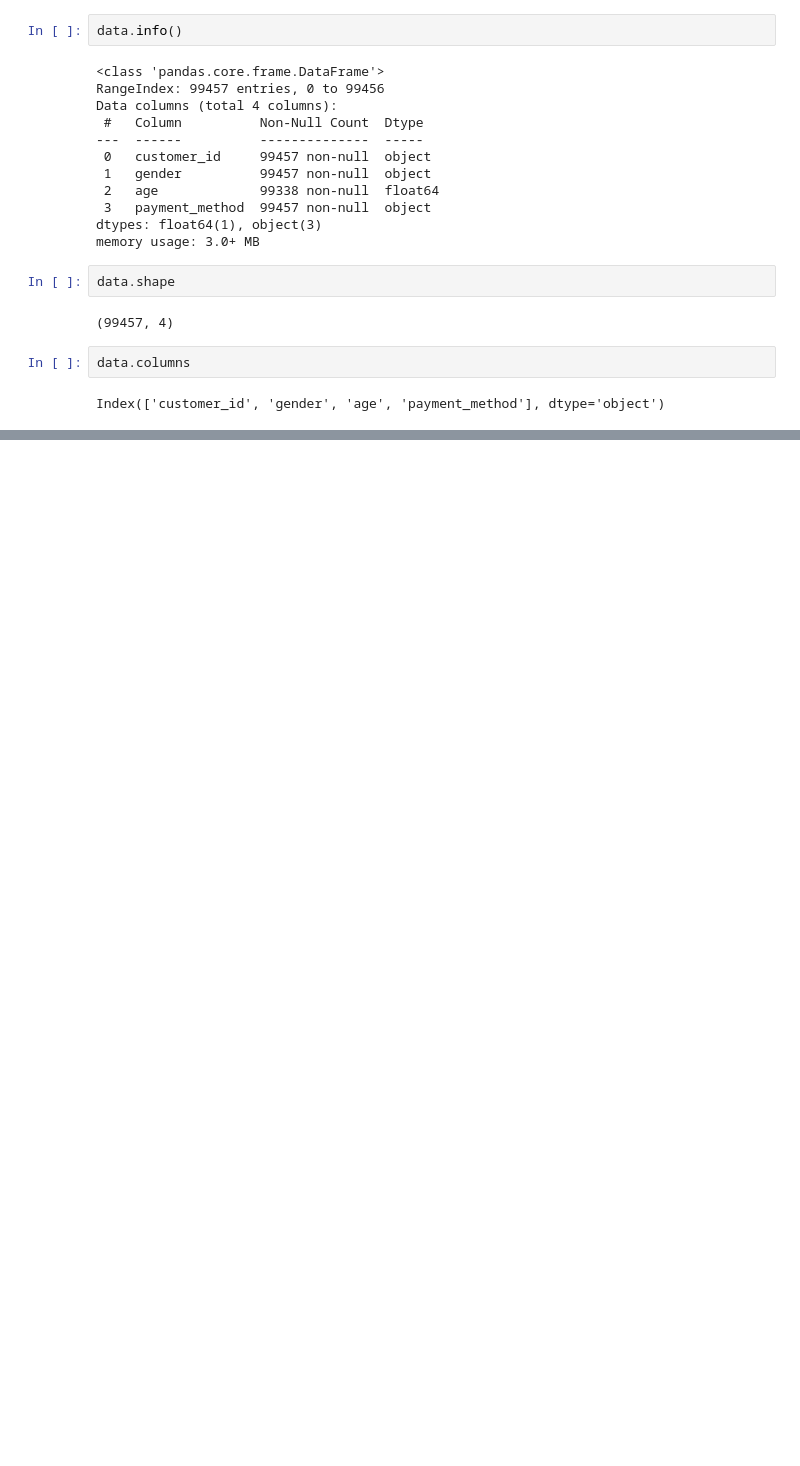
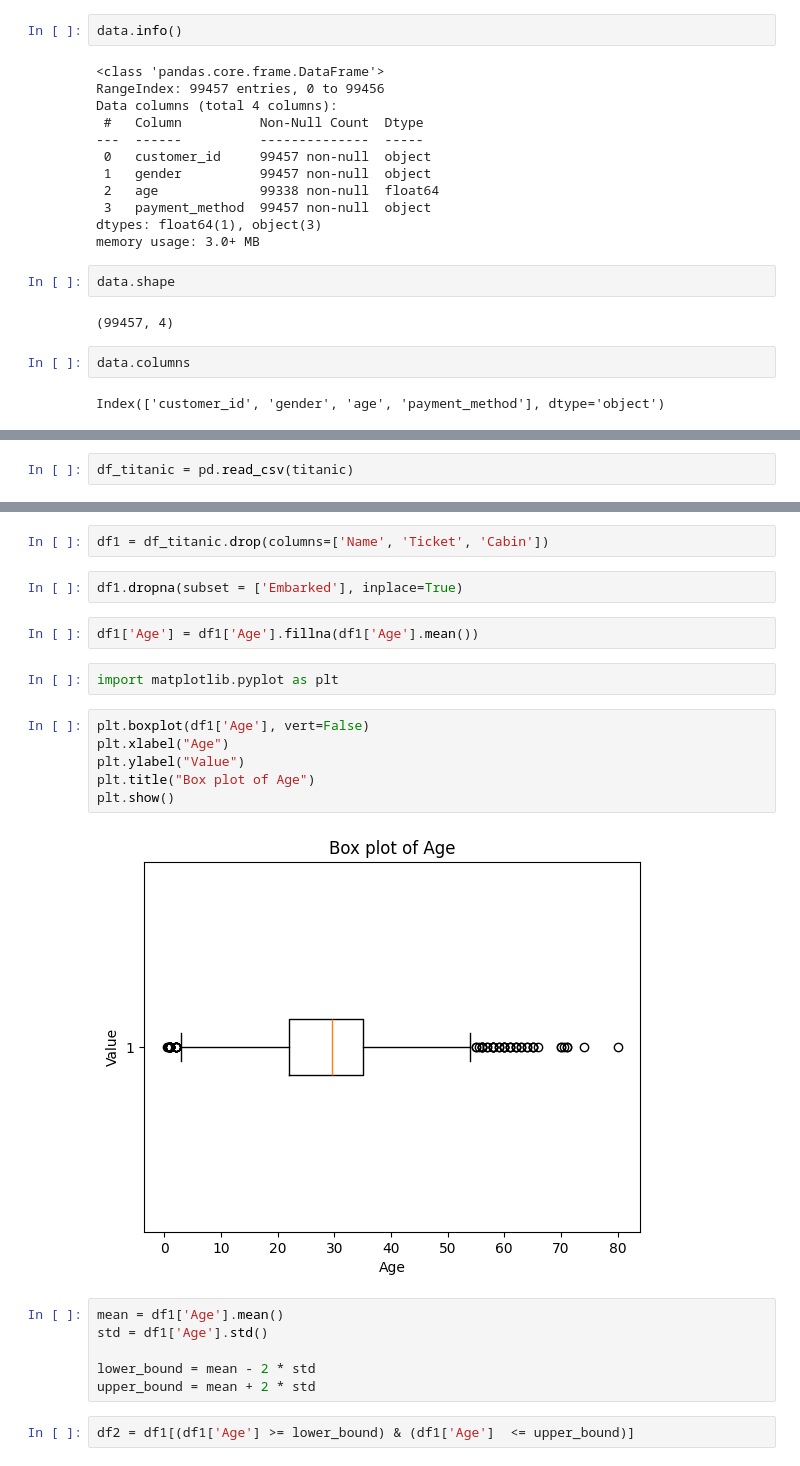
Before and after one commit to halimAhtasham/Algorithm_Exercise, a Jupyter notebook: EDA_Practice.ipynb, the cells around one changed output, grey strips where cells are left out. Saved outputs shown, nothing was run; the diff lists cells and outputs as text; blank space fills up the shorter version.

```diff
--- a/EDA_Practice.ipynb
+++ b/EDA_Practice.ipynb
@@ -44,0 +47,2 @@ Index(['customer_id', 'gender', 'age', 'payment_method'], dtype='object')
+# %%
+df_titanic = pd.read_csv(titanic)
@@ -44,0 +139,24 @@ Index(['customer_id', 'gender', 'age', 'payment_method'], dtype='object')
+# %%
+df1 = df_titanic.drop(columns=['Name', 'Ticket', 'Cabin'])
+# %%
+df1.dropna(subset = ['Embarked'], inplace=True)
+# %%
+df1['Age'] = df1['Age'].fillna(df1['Age'].mean())
+# %%
+import matplotlib.pyplot as plt
+# %%
+plt.boxplot(df1['Age'], vert=False)
+plt.xlabel("Age")
+plt.ylabel("Value")
+plt.title("Box plot of Age")
+plt.show()
+# %% [output]
+[figure, added]
+# %%
+mean = df1['Age'].mean()
+std = df1['Age'].std()
+
+lower_bound = mean - 2 * std
+upper_bound = mean + 2 * std
+# %%
+df2 = df1[(df1['Age'] >= lower_bound) & (df1['Age']  <= upper_bound)]
```
Also changed, not shown: parts of 17 cells of this notebook.
